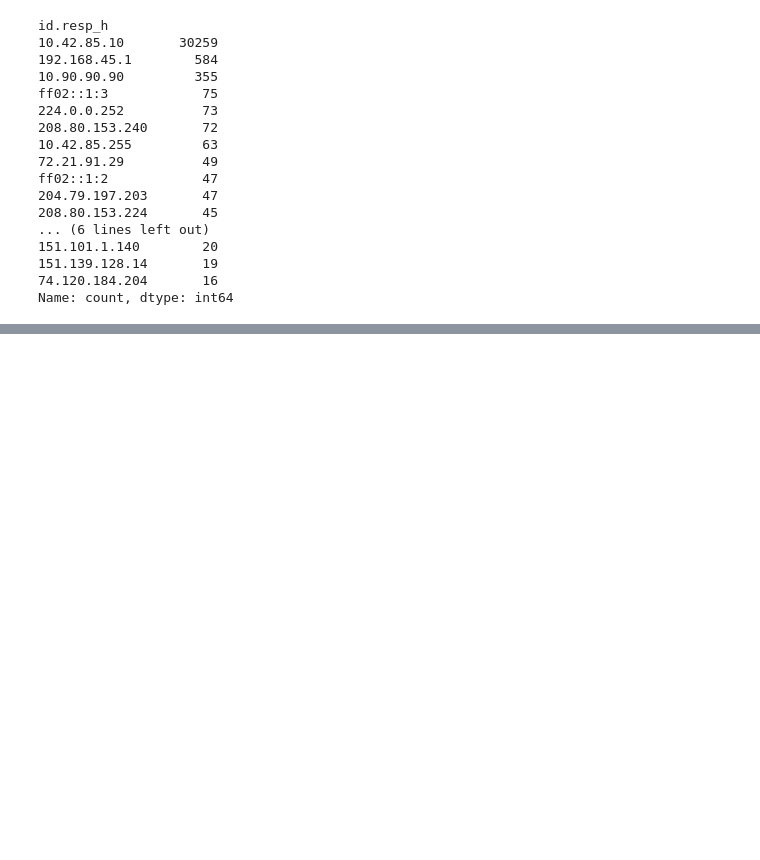
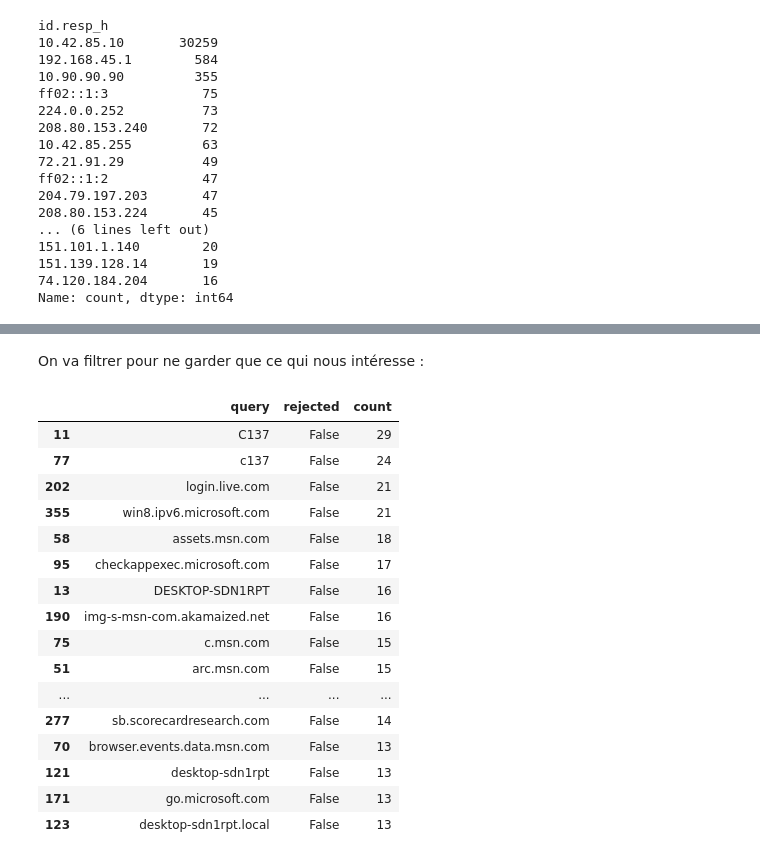
Before and after one commit to theophane-droid/blog_content, a Jupyter notebook: network_investigation/analysis.ipynb, the cells around one changed output, grey strips where cells are left out. Cells and saved outputs as stored; diff of their text form; code cells hidden in the pictures; blank space fills up the shorter version.

```diff
--- a/network_investigation/analysis.ipynb
+++ b/network_investigation/analysis.ipynb
@@ -82,0 +180,7 @@ top_flows_bytes
+# %%
+dns = datasets['dns']
+agg = (dns.groupby(["query", "rejected"]).size()
+      .reset_index(name="count")
+      .sort_values("count", ascending=False)
+)
+agg
@@ -82,0 +194,27 @@ top_flows_bytes
+# %% [markdown]
+On va filtrer pour ne garder que ce qui nous intéresse :
+# %%
+pd.set_option("display.max_rows", None)
+pd.set_option("display.max_columns", None)
+pd.set_option("display.max_colwidth", None)
+pd.set_option("display.width", None)
+
+agg[(agg["count"] > 1) & (agg["count"] < 30)][:20]
+# %% [output]
+|  | query | rejected | count |
+| 11 | C137 | False | 29 |
+| 77 | c137 | False | 24 |
+| 202 | login.live.com | False | 21 |
+| 355 | win8.ipv6.microsoft.com | False | 21 |
+| 58 | assets.msn.com | False | 18 |
+| 95 | checkappexec.microsoft.com | False | 17 |
+| 13 | DESKTOP-SDN1RPT | False | 16 |
+| 190 | img-s-msn-com.akamaized.net | False | 16 |
+| 75 | c.msn.com | False | 15 |
+| 51 | arc.msn.com | False | 15 |
+| ... | ... | ... | ... |
+| 277 | sb.scorecardresearch.com | False | 14 |
+| 70 | browser.events.data.msn.com | False | 13 |
+| 121 | desktop-sdn1rpt | False | 13 |
+| 171 | go.microsoft.com | False | 13 |
+| 123 | desktop-sdn1rpt.local | False | 13 |
```
Also changed, not shown: parts of 19 cells of this notebook.
